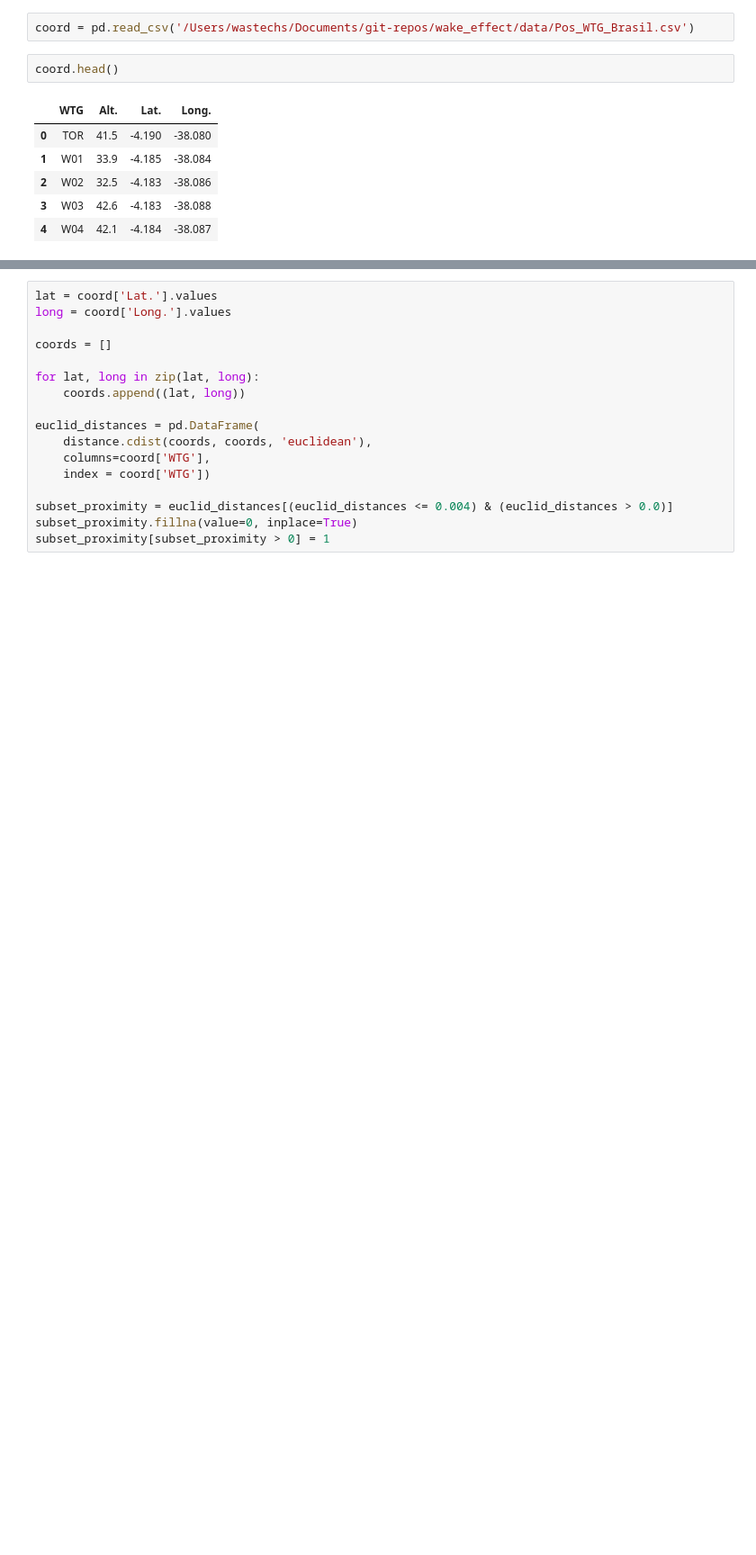
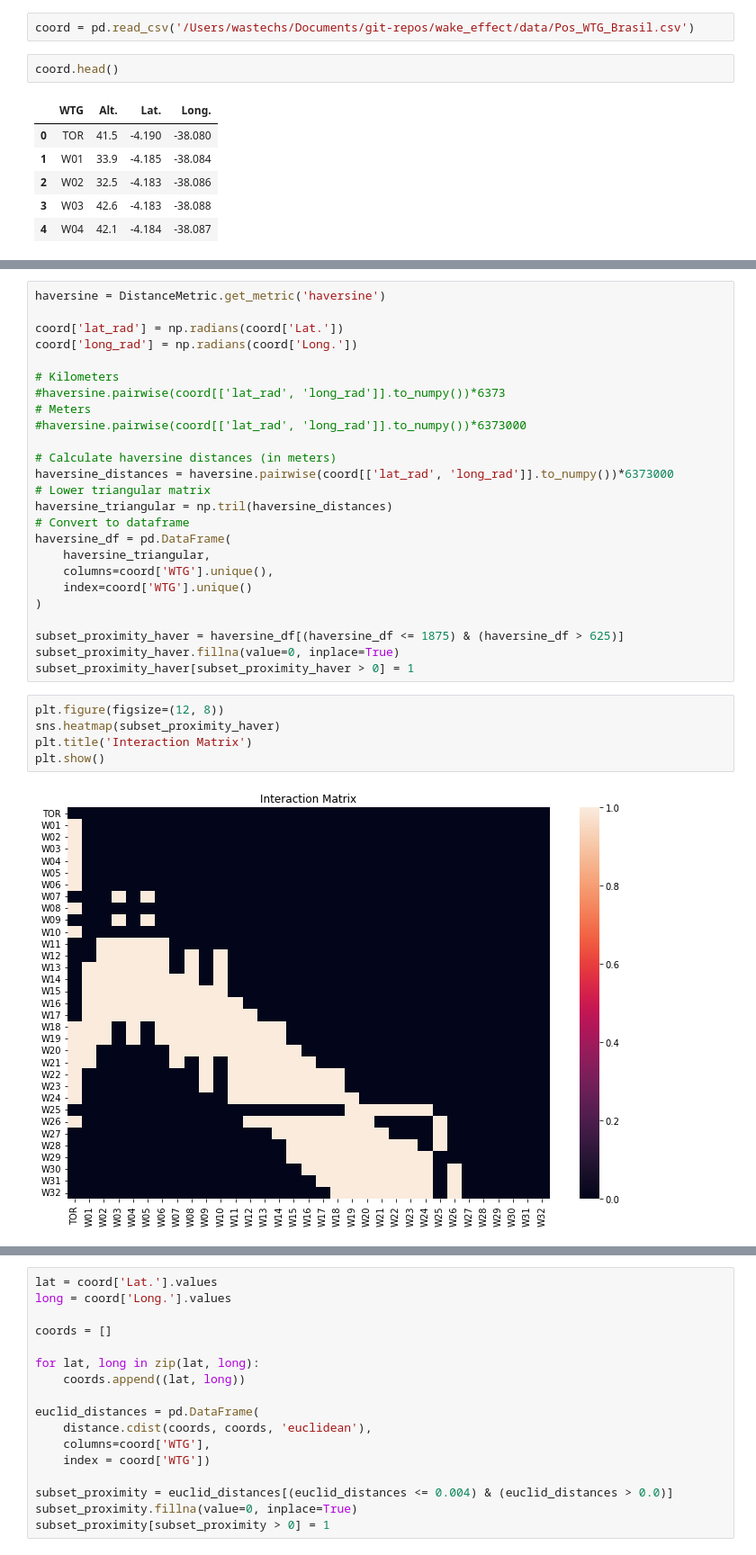
Before and after one commit to GStechschulte/wake_effect, a Jupyter notebook: turbine_distances/turbine_distances.ipynb, the cells around one changed output, grey strips where cells are left out. Shown: that part at 90% size. Cells and saved outputs as stored; diff of their text form; blank space fills up the shorter version.

```diff
--- a/turbine_distances/turbine_distances.ipynb
+++ b/turbine_distances/turbine_distances.ipynb
@@ -19,0 +62,32 @@ coord.head()
+# %%
+haversine = DistanceMetric.get_metric('haversine')
+
+coord['lat_rad'] = np.radians(coord['Lat.'])
+coord['long_rad'] = np.radians(coord['Long.'])
+
+# Kilometers
+#haversine.pairwise(coord[['lat_rad', 'long_rad']].to_numpy())*6373
+# Meters
+#haversine.pairwise(coord[['lat_rad', 'long_rad']].to_numpy())*6373000
+
+# Calculate haversine distances (in meters)
+haversine_distances = haversine.pairwise(coord[['lat_rad', 'long_rad']].to_numpy())*6373000
+# Lower triangular matrix
+haversine_triangular = np.tril(haversine_distances)
+# Convert to dataframe
+haversine_df = pd.DataFrame(
+    haversine_triangular,
+    columns=coord['WTG'].unique(),
+    index=coord['WTG'].unique()
+)
+
+subset_proximity_haver = haversine_df[(haversine_df <= 1875) & (haversine_df > 625)]
+subset_proximity_haver.fillna(value=0, inplace=True)
+subset_proximity_haver[subset_proximity_haver > 0] = 1
+# %%
+plt.figure(figsize=(12, 8))
+sns.heatmap(subset_proximity_haver)
+plt.title('Interaction Matrix')
+plt.show()
+# %% [output]
+[figure, added]
```
Also changed, not shown: parts of 10 cells of this notebook.
